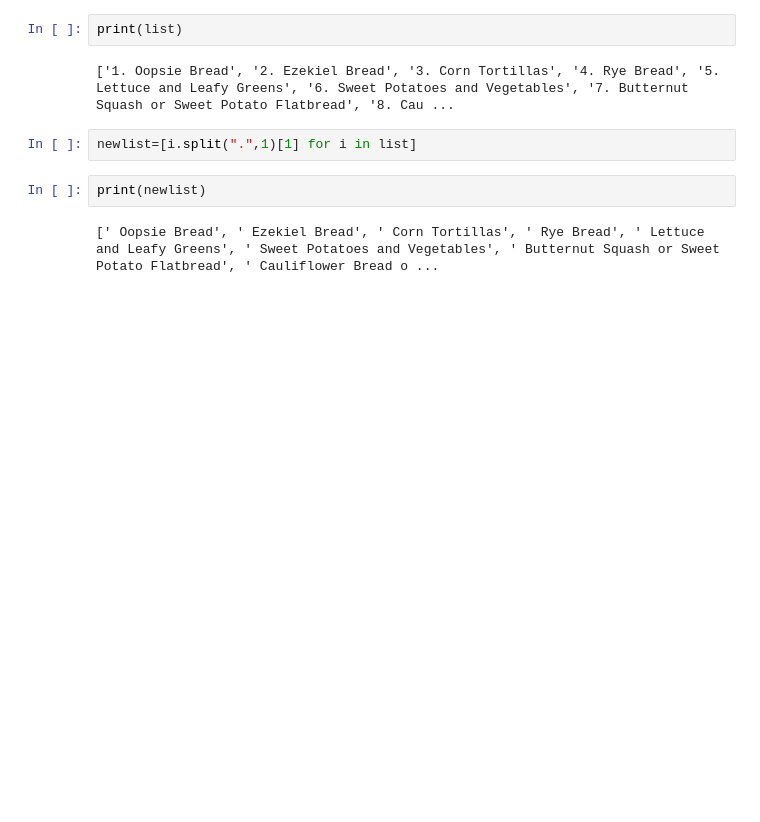
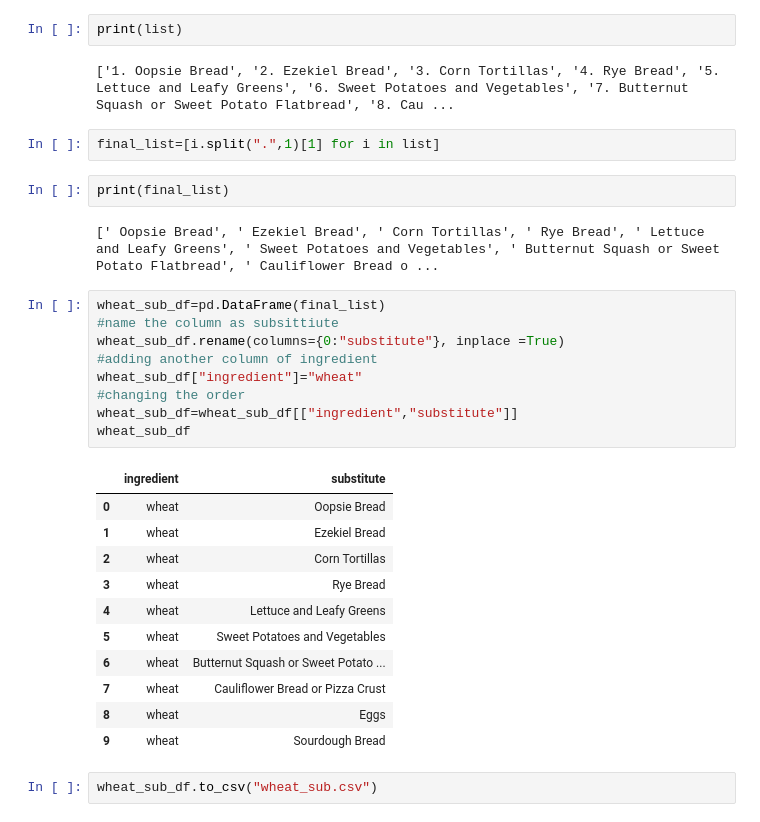
Before and after one commit to Andyjag91/Allergens-in-Goya-Food-Products-, a Jupyter notebook: webscrapping-wheat-susbtitute.ipynb, the cells around one changed output. Saved outputs shown, nothing was run; the diff lists cells and outputs as text; blank space fills up the shorter version.

Commit message:
modified code of webscrapping wheat substitute and putting it in a flattened format

```diff
--- a/webscrapping-wheat-susbtitute.ipynb
+++ b/webscrapping-wheat-susbtitute.ipynb
@@ -56,8 +56,31 @@ print(list)
 # %% [output]
 ['1. Oopsie Bread', '2. Ezekiel Bread', '3. Corn Tortillas', '4. Rye Bread', '5. Lettuce and Leafy Greens', '6. Sweet Potatoes and Vegetables', '7. Butternut Squash or Sweet Potato Flatbread', '8. Cau ...
 # %%
-newlist=[i.split(".",1)[1] for i in list]
+final_list=[i.split(".",1)[1] for i in list]
 # %%
-print(newlist)
+print(final_list)
 # %% [output]
 [' Oopsie Bread', ' Ezekiel Bread', ' Corn Tortillas', ' Rye Bread', ' Lettuce and Leafy Greens', ' Sweet Potatoes and Vegetables', ' Butternut Squash or Sweet Potato Flatbread', ' Cauliflower Bread o ...
+# %%
+wheat_sub_df=pd.DataFrame(final_list)
+#name the column as subsittiute
+wheat_sub_df.rename(columns={0:"substitute"}, inplace =True)
+#adding another column of ingredient
+wheat_sub_df["ingredient"]="wheat"
+#changing the order
+wheat_sub_df=wheat_sub_df[["ingredient","substitute"]]
+wheat_sub_df
+# %% [output]
+|  | ingredient | substitute |
+| 0 | wheat | Oopsie Bread |
+| 1 | wheat | Ezekiel Bread |
+| 2 | wheat | Corn Tortillas |
+| 3 | wheat | Rye Bread |
+| 4 | wheat | Lettuce and Leafy Greens |
+| 5 | wheat | Sweet Potatoes and Vegetables |
+| 6 | wheat | Butternut Squash or Sweet Potato ... |
+| 7 | wheat | Cauliflower Bread or Pizza Crust |
+| 8 | wheat | Eggs |
+| 9 | wheat | Sourdough Bread |
+# %%
+wheat_sub_df.to_csv("wheat_sub.csv")
```
